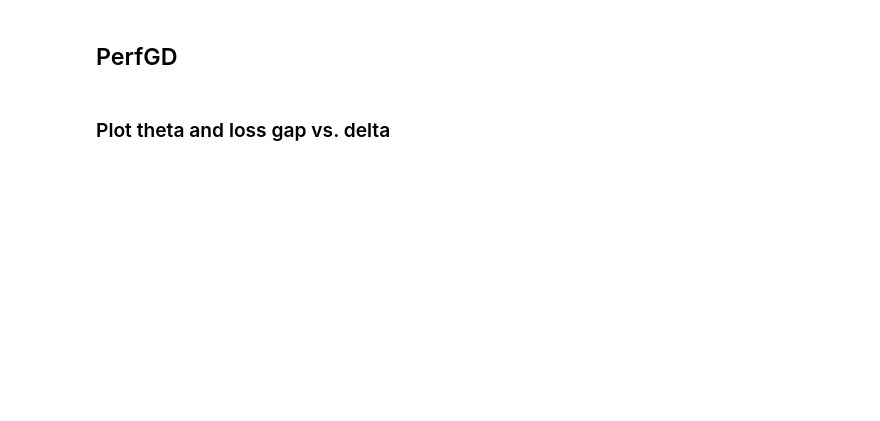
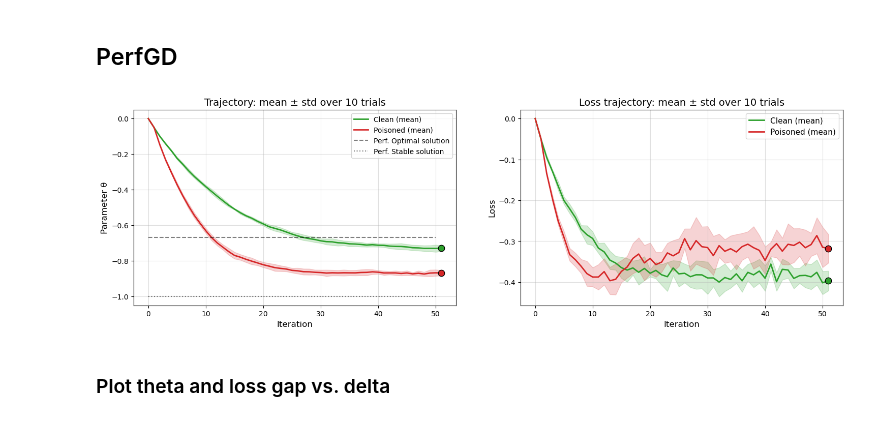
Before and after one commit to tetsnaga/poison-perf, a Jupyter notebook: poisoning/oracle_poison.ipynb, the cells around one changed output. Cells and saved outputs as stored; diff of their text form; code cells hidden in the pictures; blank space fills up the shorter version.

```diff
--- a/poisoning/oracle_poison.ipynb
+++ b/poisoning/oracle_poison.ipynb
@@ -87,9 +87,8 @@ def RGD_audit(
         dLt = torch.autograd.functional.jacobian(lambda th: loss(z_true, th).squeeze(), theta_t)
         dLp = torch.autograd.functional.jacobian(lambda th: loss(z, th).squeeze(), theta_t)
 
-
         M = dLt @ dLp.T
-        c = M.sum()
+        c = M.sum()/M.norm()
         convergence_metrics.append(c.item())
 
     return theta_t, all_thetas, all_losses, convergence_metrics
@@ -258,12 +265,12 @@ n_trials = 10
 
 n = 500
 eta = 0.05
-max_iter = 30
+max_iter = 50
 
 poison_steps = 10
 poison_step_size = 0.5
 epsilon = 0.5
-delta = 2.5
+delta = 1.0
 
 def run_trial():
     _, all_theta_clean, all_losses_clean = PerfGD(
@@ -294,33 +301,39 @@ def run_trial():
                 theta_update_estimator=PerfGD_update_estimator,
                 poison_steps=poison_steps,
                 poison_step_size=poison_step_size,
                 epsilon=epsilon,
                 delta=delta,
                 sampling_estimator=gaussian_sampling_estimator,
                 sampling_estimator_kwargs={'mu': mu, 'sigma': sigma},
     )
 
     return all_theta_clean, all_theta_poisoned, all_losses_clean, all_losses_poisoned
 
 all_theta_clean_list = []
 all_theta_poisoned_list = []
 all_loss_clean_list = []
 all_loss_poisoned_list = []
 
 for trial in range(n_trials):
     all_theta_clean, all_theta_poisoned, all_loss_clean, all_loss_poisoned = run_trial()
     all_theta_clean_list.append(all_theta_clean)
     all_theta_poisoned_list.append(all_theta_poisoned)
     all_loss_clean_list.append(all_loss_clean)
     all_loss_poisoned_list.append(all_loss_poisoned)
 
 fig, (ax1, ax2) = plot_results_1d(all_theta_clean_list,
                     all_theta_poisoned_list,
                     all_loss_clean_list,
                     all_loss_poisoned_list
                     )
 
+ax1.hlines(info['theta_optimal'], xmin=0, xmax=50, color='black', linestyle='--', label='Perf. Optimal solution', alpha=0.5)
+ax1.hlines(info['theta_stable'], xmin=0, xmax=50, color='black', linestyle=':', label='Perf. Stable solution', alpha=0.5)
+ax1.legend()
+
 plt.show()
+# %% [output]
+[figure, added]
 # %% [markdown]
 ### Plot theta and loss gap vs. delta
 # %%
```
Also changed, not shown: parts of 14 cells of this notebook, 4 other files.
